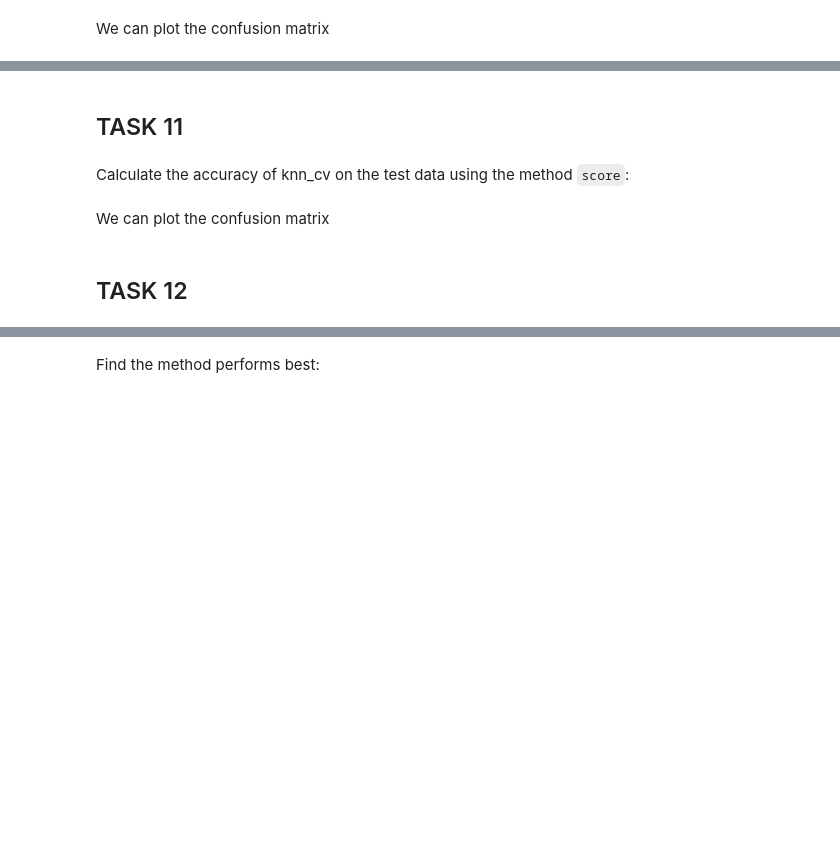
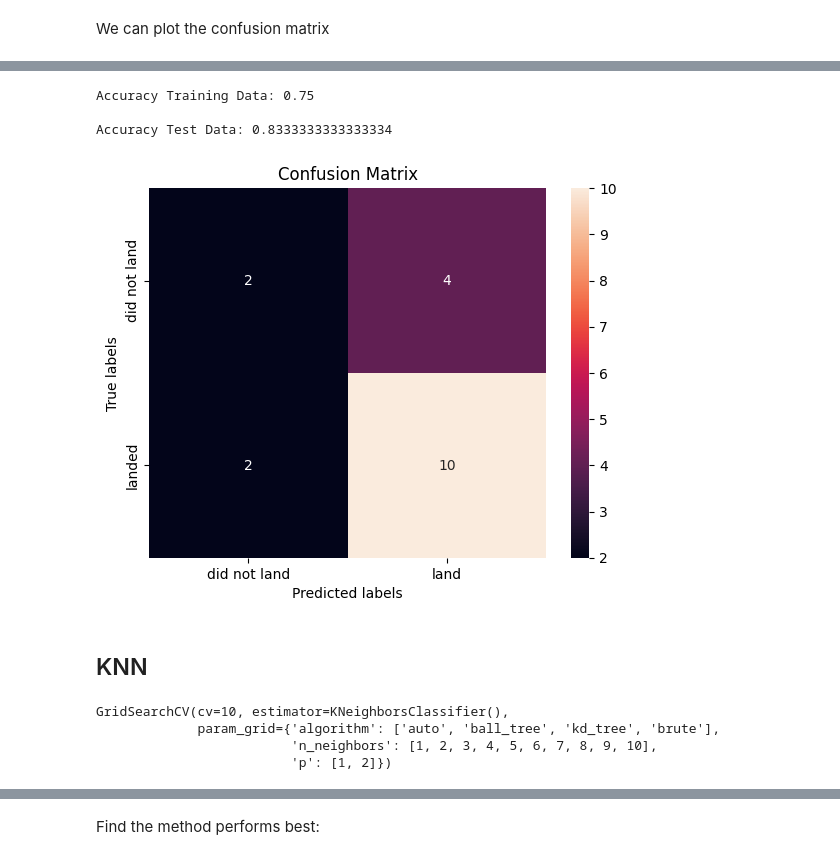
Before and after one commit to mrwoodzi/Data_Science_Certs_Progress, a Jupyter notebook: IBM_Data_Science_Professional_Cert/data_science_capstone_project/week_4/spx_mlp.ipynb, the cells around one changed output, grey strips where cells are left out. Drawn from its saved outputs; the diff is of its cells as text; code cells hidden in the pictures; blank space fills up the shorter version.

```diff
--- a/IBM_Data_Science_Professional_Cert/data_science_capstone_project/week_4/spx_mlp.ipynb
+++ b/IBM_Data_Science_Professional_Cert/data_science_capstone_project/week_4/spx_mlp.ipynb
@@ -287,6 +363,56 @@ Create a k nearest neighbors object then  create a  <code>GridSearchCV</code> ob
+# %%
+# Extract the best parameters from the grid search
+best_params = tree_cv.best_params_
+
+# Create a new Decision Tree model with the best parameters
+best_tree = DecisionTreeClassifier(
+                                    criterion=best_params['criterion'],
+                                    max_depth=best_params['max_depth'],
+                                    max_features=best_params['max_features'],
+                                    min_samples_leaf=best_params['min_samples_leaf'],
+                                    min_samples_split=best_params['min_samples_split'],
+                                    splitter=best_params['splitter']
+                                    )
+
+# Fit the model on the training data
+best_tree.fit(X_train, Y_train)
+
+# Evaluate the model on the training data
+train_accuracy = best_tree.score(X_train, Y_train)
+print("\nAccuracy Training Data:", train_accuracy)
+
+# Evaluate the model on the test data
+test_accuracy = best_tree.score(X_test, Y_test)
+print("\nAccuracy Test Data:", test_accuracy)
+
+# Calculating accuracy of tree_cv on the test data with the method score
+yhat = tree_cv.predict(X_test)
+
+# Plotting the confusion matrix
+plot_confusion_matrix(Y_test,yhat)
+# %% [output]
+Accuracy Training Data: 0.75
+
+Accuracy Test Data: 0.8333333333333334
+[figure, added]
+# %% [markdown]
+## KNN
 # %%
-parameters = {'n_neighbors': [1, 2, 3, 4, 5, 6, 7, 8, 9, 10],
-              'algorithm': ['auto', 'ball_tree', 'kd_tree', 'brute'],
-              'p': [1,2]}
+# Creating KNN Classifier with GridSearchCV object and cv = 10
+parameters_knn = {
+                  'n_neighbors': [1, 2, 3, 4, 5, 6, 7, 8, 9, 10],
+                  'algorithm': ['auto', 'ball_tree', 'kd_tree', 'brute'],
+                  'p': [1,2]
+                  }
 
+# Create a KNN classifier object
 KNN = KNeighborsClassifier()
+
+# Create KNN classifier object GridSearchCV object knn_cv with cv = 10
+knn_cv = GridSearchCV(KNN, parameters_knn, cv=10)
+knn_cv.fit(X_train, Y_train)
+# %% [output]
+GridSearchCV(cv=10, estimator=KNeighborsClassifier(),
+             param_grid={'algorithm': ['auto', 'ball_tree', 'kd_tree', 'brute'],
+                         'n_neighbors': [1, 2, 3, 4, 5, 6, 7, 8, 9, 10],
+                         'p': [1, 2]})
@@ -296,6 +418,0 @@ print("accuracy :",knn_cv.best_score_)
-# %% [markdown]
-## TASK  11
-# %% [markdown]
-Calculate the accuracy of knn_cv on the test data using the method <code>score</code>:
-# %% [markdown]
-We can plot the confusion matrix
@@ -305,2 +418,0 @@ plot_confusion_matrix(Y_test,yhat)
-# %% [markdown]
-## TASK  12
```
Also changed, not shown: parts of 46 cells of this notebook, 1 other file.
